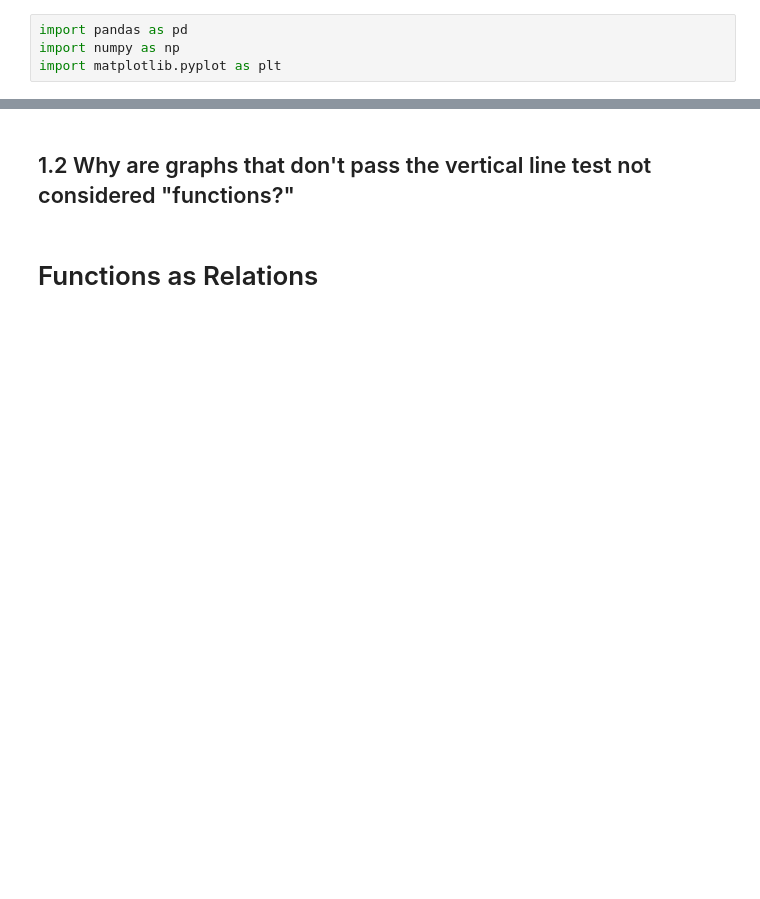
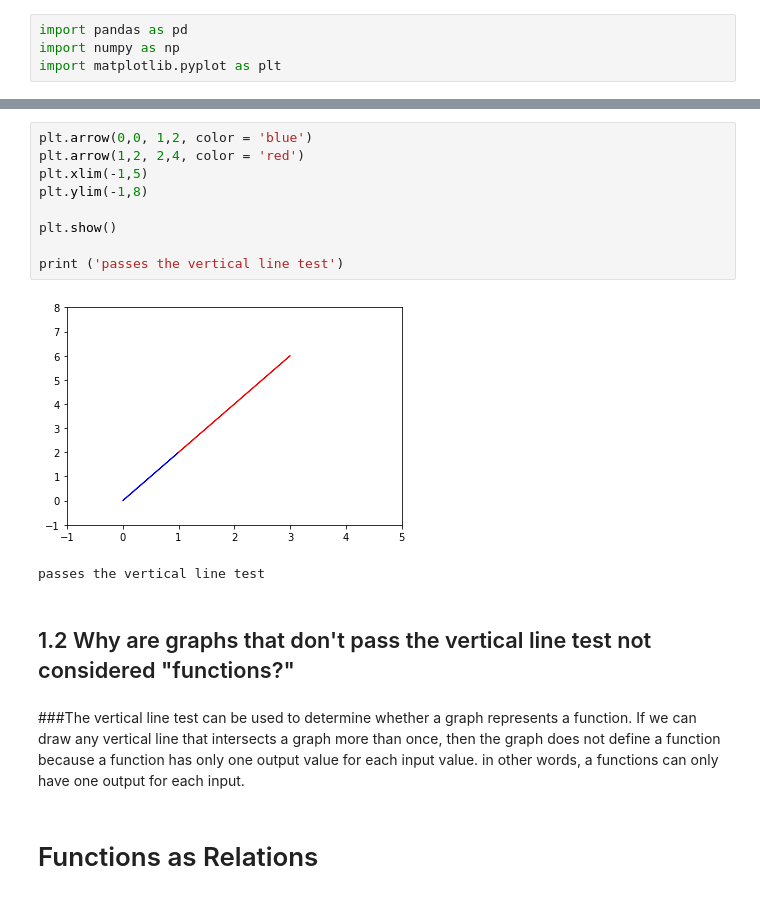
Before and after one commit to njaiprakash/DS-Unit-1-Sprint-3-Linear-Algebra, a Jupyter notebook: module3-dimensionality-reduction/LS_DS_133_High_Dimensional_Data_Assignment.ipynb, the cells around one changed output, grey strips where cells are left out. Drawn from its saved outputs; the diff is of its cells as text; blank space fills up the shorter version.

```diff
--- a/module3-dimensionality-reduction/LS_DS_133_High_Dimensional_Data_Assignment.ipynb
+++ b/module3-dimensionality-reduction/LS_DS_133_High_Dimensional_Data_Assignment.ipynb
@@ -17,5 +18,21 @@ plt.ylim(-1,5)
+# %%
+plt.arrow(0,0, 1,2, color = 'blue')
+plt.arrow(1,2, 2,4, color = 'red')
+plt.xlim(-1,5)
+plt.ylim(-1,8)
+
+plt.show()
+
+print ('passes the vertical line test')
+# %% [output]
+[figure, added]
+passes the vertical line test
 # %% [markdown]
 ## 1.2 Why are graphs that don't pass the vertical line test not considered "functions?"
+# %% [markdown]
+
+
+###The vertical line test can be used to determine whether a graph represents a function. If we can draw any vertical line that intersects a graph more than once, then the graph does not define a function because a function has only one output value for each input value. in other words, a functions can only have one output for each input.
 # %% [markdown]
 # Functions as Relations
 # %% [markdown]
```
Also changed, not shown: parts of 17 cells of this notebook.
